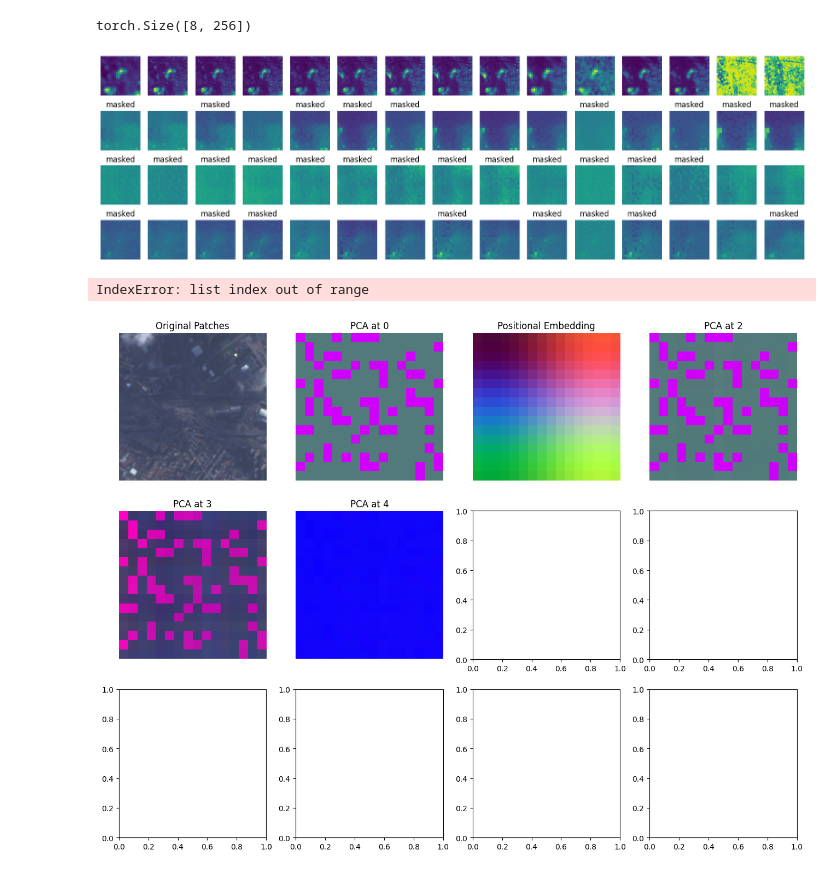
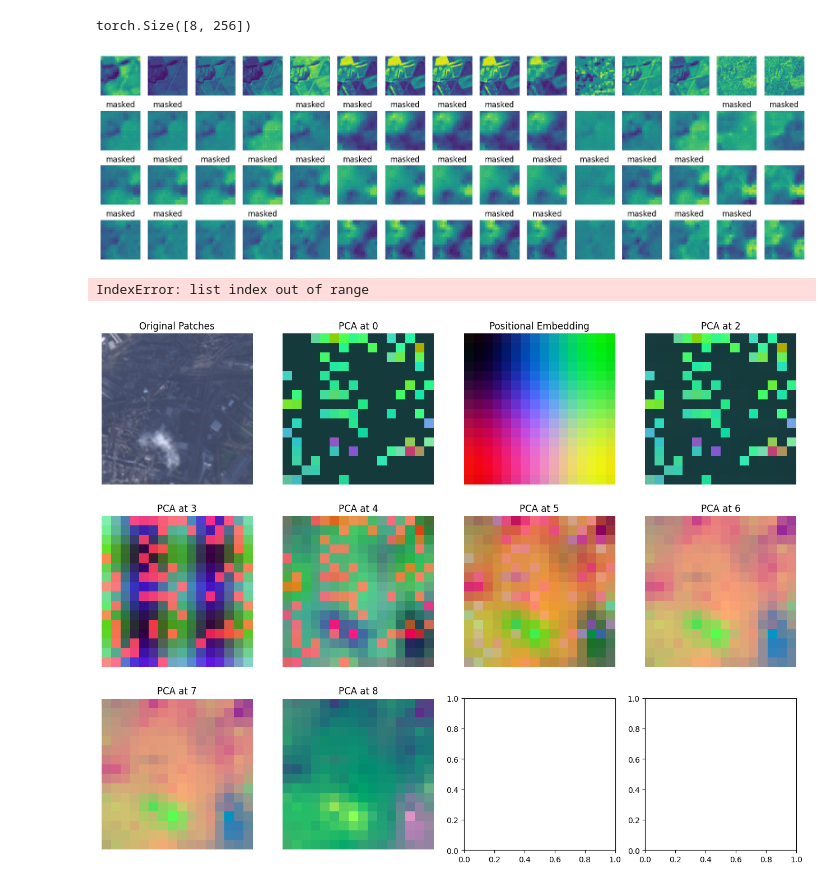
Before and after one commit to uiuctml/GeospatialFM, a Jupyter notebook: pretrain_visualization.ipynb, the cells around one changed output. Saved outputs shown, nothing was run; the diff lists cells and outputs as text; code cells hidden in the pictures.

```diff
--- a/pretrain_visualization.ipynb
+++ b/pretrain_visualization.ipynb
@@ -60,7 +57,7 @@ optical_mean, optical_std = metadata["s2c"]["mean"], metadata["s2c"]["std"]
 radar_mean, radar_std = metadata["s1"]["mean"], metadata["s1"]["std"]
 # %%
 dataset = dict(train=SSL4EODataset(root="/home/haozhesi/Dropbox/GeospatialFM/data/geospatial/SSL4EO"))
-apply_transform = partial(apply_transforms, optical_mean=optical_mean, optical_std=optical_std, radar_mean=radar_mean, radar_std=radar_std, use_8bit=False)
+apply_transform = partial(apply_normalization, optical_mean=optical_mean, optical_std=optical_std, radar_mean=radar_mean, radar_std=radar_std, use_8bit=False)
 collate_fn = partial(multimodal_collate_fn, transform=pretrain_transform, normalization=apply_transform)
 # %%
 batch_size = 8
@@ -83,13 +80,13 @@ np.random.seed(42)
 config = SpatialSpectralLowRankViTConfig(
     patch_size=16,
     embed_dim=768,
-    channel_embed_dims_per_head=1,
+    channel_embed_dims_per_head=2,
     depth=12,
     num_heads=12,
     decoder_embed_dim=512,
-    decoder_depth=1,
+    decoder_depth=6,
     decoder_num_heads=16,
-    decoder_channel_embed_dims_per_head=1,
+    decoder_channel_embed_dims_per_head=2,
     use_perception_field_mask=True,
     attention_radius=320,
     norm_pix_loss=False,
@@ -131,7 +128,7 @@ Number of parameters: 130648512
 # with safe_open("/home/haozhesi/Dropbox/GeospatialFM/results/models/LRSSVIT-chan-dim-2-archived/checkpoint-15500/model.safetensors", framework="pt", device=device) as f:
 # with safe_open("/home/haozhesi/Dropbox/GeospatialFM/results/models/LRSSVIT-2-2-2-mse/checkpoint-4500/model.safetensors", framework="pt", device=device) as f:
 # with safe_open("/home/haozhesi/Dropbox/GeospatialFM/results/models/LRSSVIT-2-2-2-add-norm/checkpoint-2000/model.safetensors", framework="pt", device=device) as f:
-with safe_open("/home/haozhesi/Dropbox/GeospatialFM/results/models/LESSVIT-depth1/checkpoint-10000/model.safetensors", framework="pt", device=device) as f:
+with safe_open("/home/haozhesi/Dropbox/GeospatialFM/results/models/LESSVIT_b2_d6/checkpoint-33000/model.safetensors", framework="pt", device=device) as f:
     state_dict = {key: f.get_tensor(key) for key in f.keys()}
 
 # Load the state dict into the model
@@ -264,36 +260,36 @@ output['multi_pos_mask'].shape
 torch.Size([8, 256])
 # %%
 # visualize the reconstruction of every channel of every modality
-vis_idx = 6
+vis_idx = 4
 fig, axs = plt.subplots(4, 15, figsize=(20, 6))
 target_img = model.decoder.unpatchify(output['target'])[vis_idx].detach().cpu().to(torch.float32).numpy()
 for i in range(15):
     axs[0, i].imshow(target_img[i])
     axs[0, i].axis('off')
 for j, modal in enumerate(['optical', 'radar', 'multi']):
     spatial_mask = output[f'{modal}_pos_mask']
     masked_patches = output[f'{modal}_recon'] * spatial_mask.unsqueeze(1).unsqueeze(-1).expand_as(output[f'{modal}_recon'])
     unmasked_patches = output['target'] * (1-spatial_mask).unsqueeze(1).unsqueeze(-1).expand_as(output['target'])
 
     masked_channel_img = model.decoder.unpatchify(output[f'{modal}_recon'])[vis_idx].detach().cpu().to(torch.float32).numpy()
     masked_img = model.decoder.unpatchify(masked_patches)[vis_idx].detach().cpu().to(torch.float32).numpy()
     unmasked_img = model.decoder.unpatchify(unmasked_patches)[vis_idx].detach().cpu().to(torch.float32).numpy()
     masked_pos_img = unmasked_img + masked_img
 
     channel_mask = output[f'{modal}_channel_mask'][vis_idx].detach().cpu().to(torch.bool).numpy()
     for i in range(15):
         if channel_mask[i]:
             axs[j+1, i].imshow(masked_channel_img[i])
             axs[j+1, i].axis('off')
             axs[j+1, i].set_title('masked')
         else:
             # axs[j+1, i].imshow(masked_pos_img[i])
             axs[j+1, i].imshow(masked_channel_img[i])
             # axs[j+1, i].imshow(masked_img[i])
             axs[j+1, i].axis('off')
 plt.show()
 # %% [output]
-[figure, old version]
+[figure, new version]
 # %%
 decoder_pca_patches = []
 for hidden_state in output['multi_hidden_states']:
@@ -328,4 +324,4 @@ for i in range(3):
 plt.show()
 # %% [output]
 IndexError: list index out of range
-[figure, old version]
+[figure, new version]
```
Also changed, not shown: parts of 5 cells of this notebook, 20 other files.
